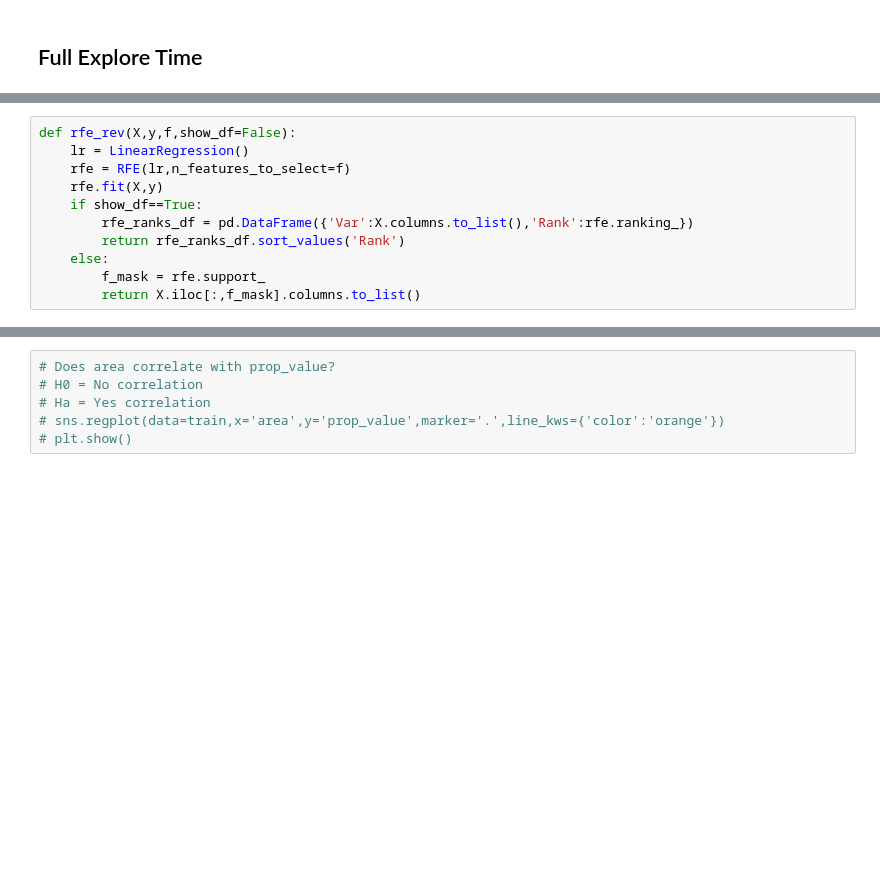
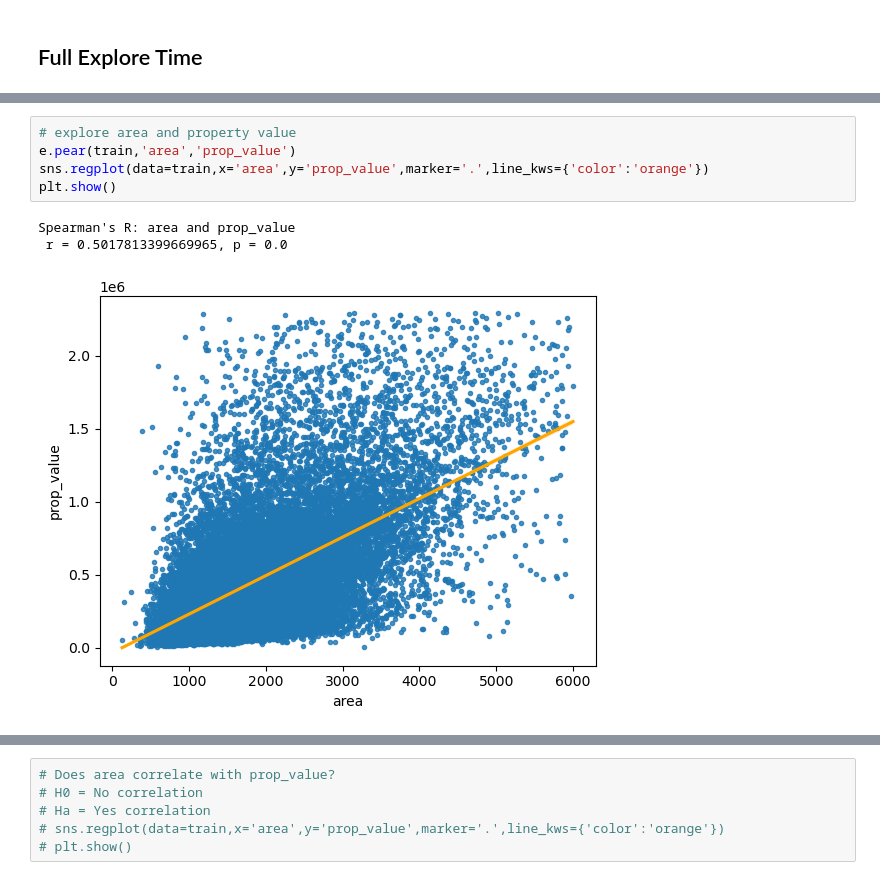
Before and after one commit to tkephart96/project_zillow, a Jupyter notebook: zillow_b.ipynb, the cells around one changed output, grey strips where cells are left out. Drawn from its saved outputs; the diff is of its cells as text; blank space fills up the shorter version.

```diff
--- a/zillow_b.ipynb
+++ b/zillow_b.ipynb
@@ -164,11 +52,9 @@ for col in cols:
-# %%
-def rfe_rev(X,y,f,show_df=False):
-    lr = LinearRegression()
-    rfe = RFE(lr,n_features_to_select=f)
-    rfe.fit(X,y)
-    if show_df==True:
-        rfe_ranks_df = pd.DataFrame({'Var':X.columns.to_list(),'Rank':rfe.ranking_})
-        return rfe_ranks_df.sort_values('Rank')
-    else:
-        f_mask = rfe.support_
-        return X.iloc[:,f_mask].columns.to_list()
+# %%
+# explore area and property value
+e.pear(train,'area','prop_value')
+sns.regplot(data=train,x='area',y='prop_value',marker='.',line_kws={'color':'orange'})
+plt.show()
+# %% [output]
+Spearman's R: area and prop_value
+ r = 0.5017813399669965, p = 0.0
+[figure, added]
```
Also changed, not shown: parts of 37 cells of this notebook, 7 other files.
